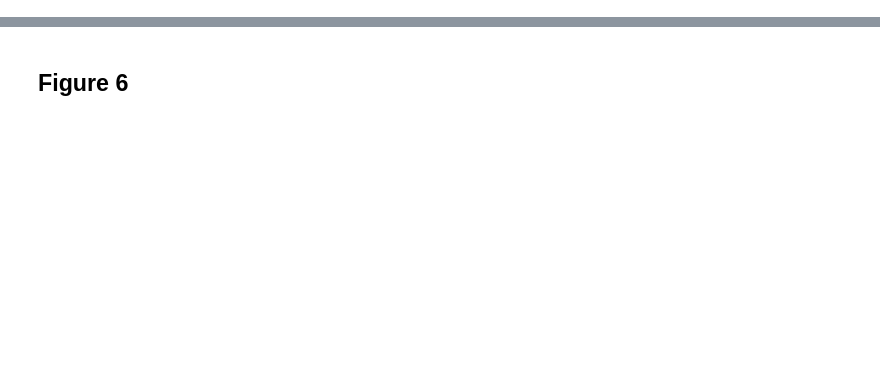
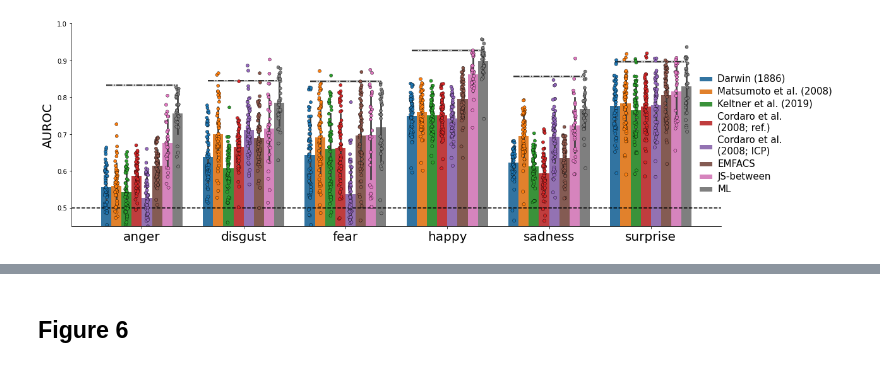
Before and after one commit to lukassnoek/hypothesis-kernel-analysis, a Jupyter notebook: notebooks/figures.ipynb, the cells around one changed output, grey strips where cells are left out. Cells and saved outputs as stored; diff of their text form; code cells hidden in the pictures; blank space fills up the shorter version.

```diff
--- a/notebooks/figures.ipynb
+++ b/notebooks/figures.ipynb
@@ -245,31 +221,48 @@ plt.savefig('Figure5a.png', bbox_inches='tight', dpi=200, facecolor='white')
 # %%
-g = sns.catplot(x='mapping', y='score', data=df, hue='emotion',
+ymin = 0.45
+ymax = 1
+chance_level = .5
+
+df = pd.read_csv('../results/scores.tsv', sep='\t', index_col=0)
+df = df.replace(map2leg)
+df_ml = pd.read_csv('../results/scores_ml.tsv', sep='\t', index_col=0)
+df_jsb = pd.read_csv('../results/JS-between_scores.tsv', sep='\t', index_col=0)
+df = pd.concat((df, df_jsb, df_ml), axis=0)
+
+nc = pd.read_csv('../results/noise_ceiling.tsv', sep='\t', index_col=0)
+
+g = sns.catplot(x='emotion', y='score', data=df, hue='mapping',
                 kind="bar", aspect=3, height=5, ci='sd')
 g._legend.set_title('')
+g._legend.set_bbox_to_anchor([1.025, 0.5])
+
 plt.setp(g._legend.get_texts(), fontsize=15)
 
-ax = sns.stripplot(x='mapping', y='score', hue='emotion',
-              edgecolor='black', linewidth=0.4, data=df,
-              dodge=True, jitter=True)
+ax = sns.stripplot(x='emotion', y='score', hue='mapping',
+                   edgecolor='black', linewidth=0.4, data=df,
+                   dodge=True, jitter=True)
 
 ax.set_xlabel('')
 ax.set_ylabel('AUROC', fontsize=20)
-ax.set_xticklabels(ax.get_xticklabels(), fontsize=13.5)
+ax.set_xticklabels(ax.get_xticklabels(), fontsize=20)
 
-n_emo = df['emotion'].unique().size
-for i in range(n_tk):
-    this_nc = nc['noise_ceiling']
-    this_sd = nc['sd']
+n_tk = df['mapping'].unique().size
+for i in range(6):
+    this_nc = np.array([nc['noise_ceiling'].iloc[i]] * 6)
+    this_sd = np.array([nc['sd'].iloc[i]] * 6)
     plt.plot(np.linspace(i-0.35, i+0.35, num=6), this_nc, c='k', ls='-.')
     plt.fill_between(
         np.linspace(i-0.35, i+0.35, num=6),
         this_nc - this_sd, this_nc + this_sd,
         color='gray', alpha=0.3
 )
 
 ax = plt.gca()
+ax.set_facecolor('white')
 ax.set_ylim(ymin, ymax)
 ax.axhline(chance_level, c='k', ls='--')
 ax.legend_.remove()
-ax.text(-1, 1.05, 'B', fontsize=35)
-plt.savefig('Figure5b.png')
+#ax.text(-1, 1.05, 'A', fontsize=35)
+plt.savefig('figure_3.png', bbox_inches='tight', dpi=200, facecolor='white')
+# %% [output]
+[figure, added]
```
Also changed, not shown: parts of 33 cells of this notebook, 43 other files.
